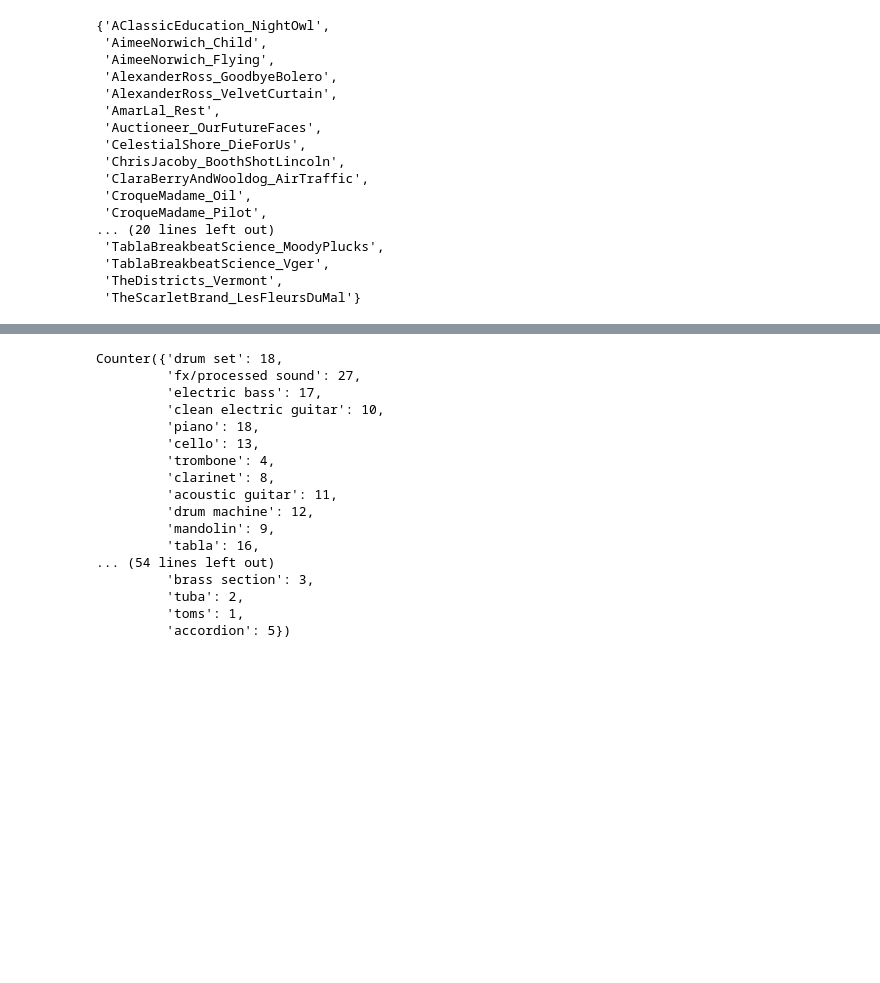
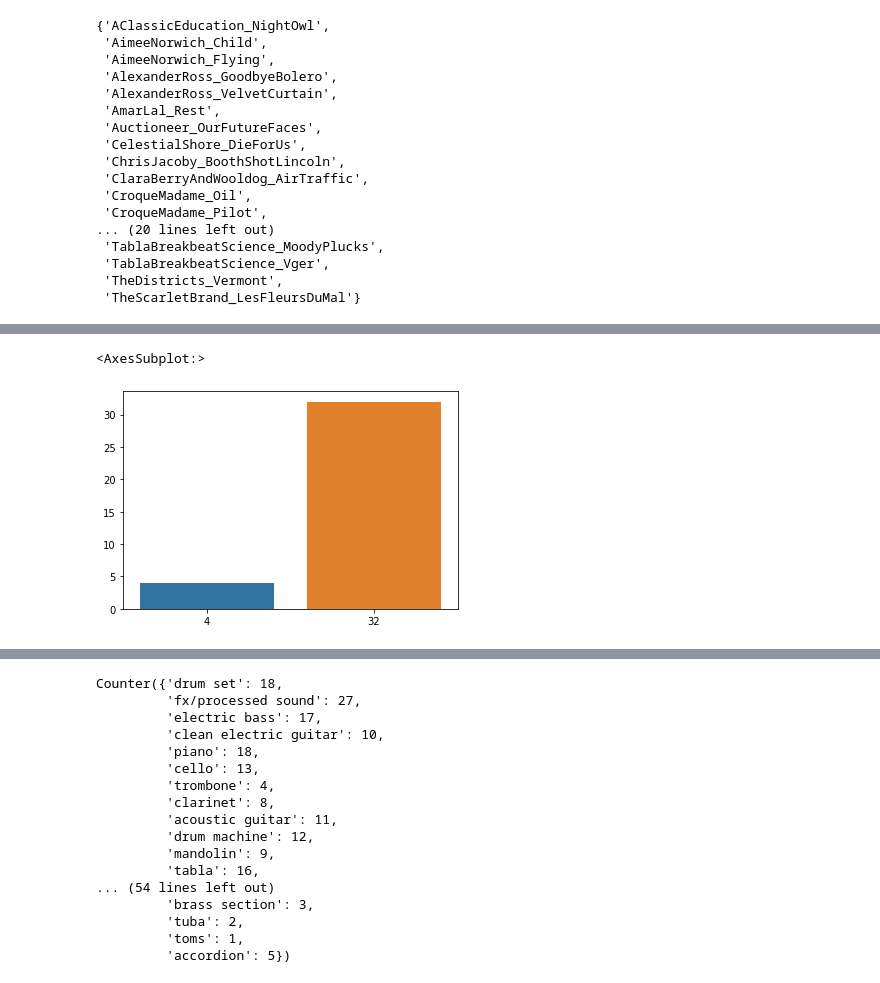
Before and after one commit to Ds-Theo/medleydb, a Jupyter notebook: EDA.ipynb, the cells around one changed output, grey strips where cells are left out. Saved outputs shown, nothing was run; the diff lists cells and outputs as text; code cells hidden in the pictures; blank space fills up the shorter version.

```diff
--- a/EDA.ipynb
+++ b/EDA.ipynb
@@ -179,0 +186,10 @@ clean_el_guitar_tracks
+# %%
+lsts = []
+result = zip(blablacar, blabla)
+result = list(result)
+for i in result :
+
+    for j in clean_el_guitar_stems :
+
+        if i[0] == j :
+            lsts.append(i[1])
@@ -179,0 +204,16 @@ clean_el_guitar_tracks
+# %%
+lsta = []
+clean_el_guitar_tracks = list(clean_el_guitar_tracks)
+for i in clean_el_guitar_tracks :
+    lsta.append(i+('_MIX.wav'))
+# %%
+lsto = []
+has = zip(metadata_df['mix_filename'], metadata_df['has_bleed'])
+has = list(has)
+for i in has :
+
+    for j in lsta :
+
+        if i[0] == j :
+
+            lsto.append(i[1])
@@ -179,0 +244,10 @@ clean_el_guitar_tracks
+# %%
+lsto = [i.replace('yes', '1') for i in lsto]
+lsto = [i.replace('no', '0') for i in lsto]
+df = pd.DataFrame(lsto)
+# %%
+# 32 MIX qui ne sont pas 'has bleed', 4 MIX le sont
+sns.barplot(x = df.value_counts(), y = df.value_counts())
+# %% [output]
+<AxesSubplot:>
+[figure, added]
```
Also changed, not shown: parts of 11 cells of this notebook.
